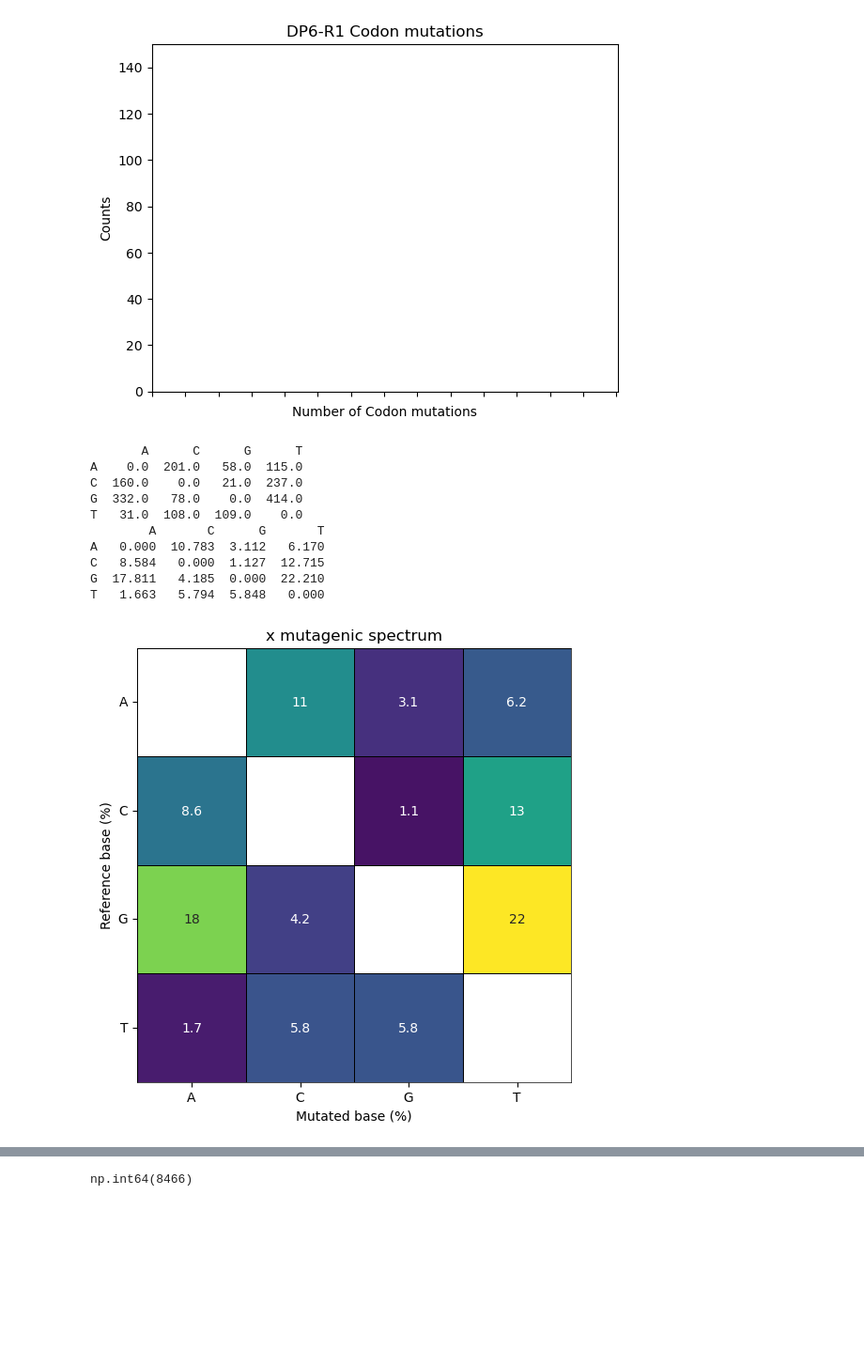
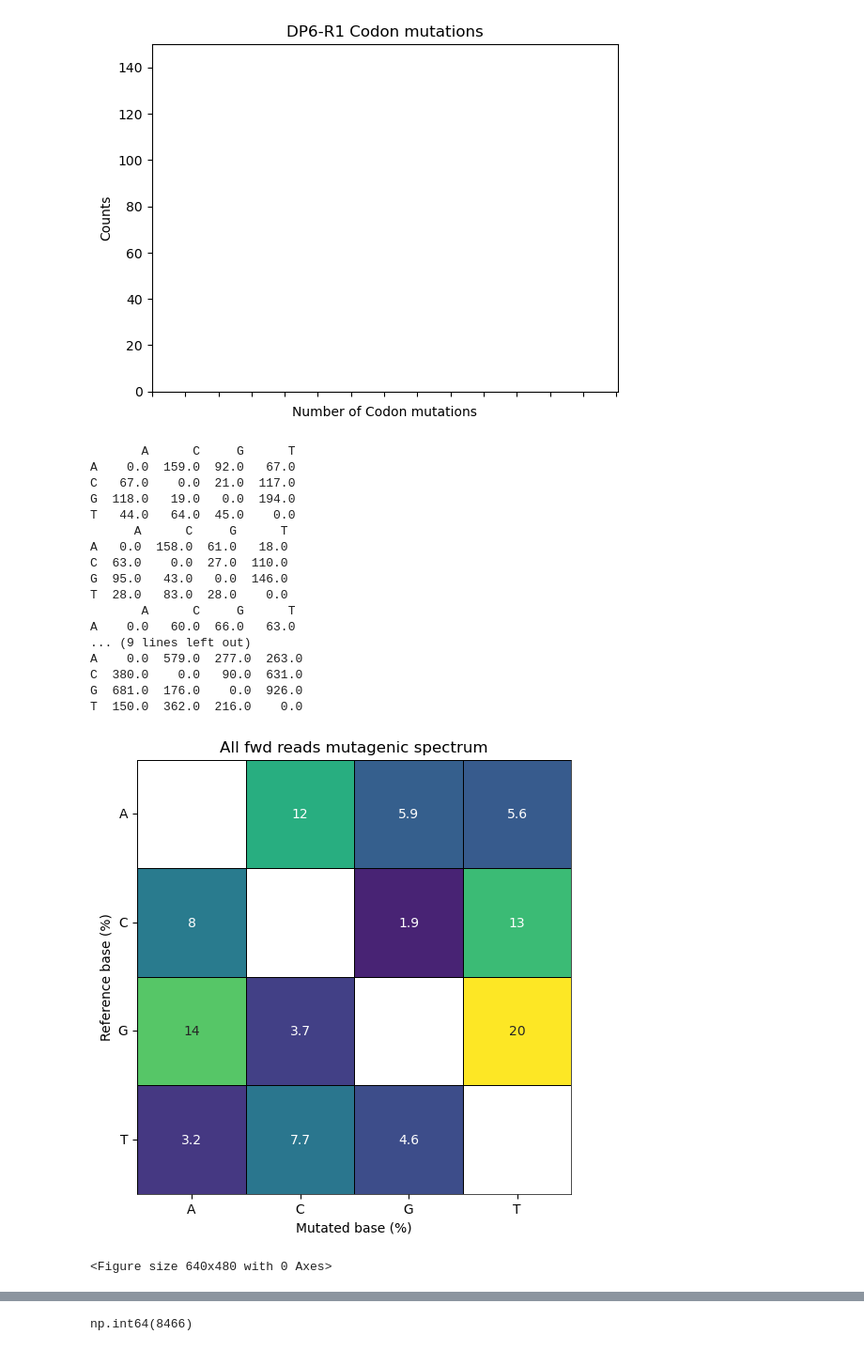
Before and after one commit to AliceHovsepyan/pogo_pance_draft, a Jupyter notebook: DMS_analysis_AraC.ipynb, the cells around one changed output, grey strips where cells are left out. Shown at 94% size. Cells and saved outputs as stored; diff of their text form; code cells hidden in the pictures; blank space fills up the shorter version.

```diff
--- a/DMS_analysis_AraC.ipynb
+++ b/DMS_analysis_AraC.ipynb
@@ -448,7 +405,7 @@ total reverse reads after filtering 709
 # %%
 remove_read_qualities = ['!', '"', '#', '$', '%', '&', "'", '(', ')', '*', '+', ',', '-', ]#'.', '/']
 
-a_seq, b_seq, _, _, a_ids, b_ids= read_sequences(variant = "Mutagenesis", arbitrary_cutoff_a = False, arbitrary_cutoff_b = False, catch_left=catch_left, catch_right=catch_right, return_qualities_ids=True, quality_score=remove_read_qualities)
+a_seq, b_seq, _, _, a_ids, b_ids= read_sequences(variant = "Mutagenesis", arbitrary_cutoff_a = False, arbitrary_cutoff_b = False, catch_left="", catch_right="", return_qualities_ids=True, quality_score=remove_read_qualities)
 ref_gene = R5_Pool_seq
 
 Mutagenesis_reads, Mut_ids_Dict = demultiplex_reads(a_seq, b_seq, ref_gene,Barcodes=Barcodes, Primer_seq=Primer_seq, used_Barcodes = ["BC1", "BC2"], Sections = ["S1", "S2", "S3", "S4"], max_mismatch_primerseq = 3, filter_for_n_mut = True, n_mut_treshold = 10, a_ids=a_ids, b_ids=b_ids)
@@ -813,36 +767,47 @@ ref_prot_section = translate_dna2aa(ref_seq_Section)
 seq_variants = get_variants(all_reads[f"Mutagenesis_{Bc}_{Section}_R1"], all_reads[f"Mutagenesis_{Bc}_{Section}_R2"], catch_left=Barcodes[f"{Bc}_Fwd"]+Primer_seq[Section + "_fwd_primer"][:tripl_st],catch_right=dna_rev_comp(Barcodes[f"{Bc}_Rev"]+Primer_seq[Section+"_rev_primer"][:tripl_end]), ref_prot = ref_prot_section, ref_gene = ref_seq_Section, use_forward_read=True, use_backward_read=False, codons = codons)
 # %%
 # mutagenic spectrum
-Section = "S4"
+Sections = ["S1", "S2", "S3", "S4"]
 Bc = "BC1"
-tripl_st = Primer_out_of_triplets[Section+"_fwd_primer"]
-tripl_end = Primer_out_of_triplets[Section+"_rev_primer"]
-ref_seq_Section = ref_gene[ref_gene.index(Primer_seq[Section + "_fwd_primer"][tripl_st:]):ref_gene.index(dna_rev_comp(Primer_seq[Section+"_rev_primer"][tripl_end:]))+len(Primer_seq[Section+"_rev_primer"][tripl_end:])]
+
+overall_mut_spectrum =pd.DataFrame(index=["A", "C", "G", "T"], columns=["A", "C", "G", "T"], data = 0)
 
 
-n_mut_spectrum, n_mut_spectrum_perc  = mut_spectrum(all_reads[f"Mutagenesis_{Bc}_{Section}_R1"], all_reads[f"Mutagenesis_{Bc}_{Section}_R2"], catch_left=Barcodes[f"{Bc}_Fwd"]+Primer_seq[Section + "_fwd_primer"][:tripl_st],catch_right=dna_rev_comp(Barcodes[f"{Bc}_Rev"]+Primer_seq[Section+"_rev_primer"][:tripl_end]),use_backward_read=False,use_forward_read=True, reference_seq=ref_seq_Section)
-#n_mut_spectrum, n_mut_spectrum_perc  = mut_spectrum(a_seq, b_seq, reference_seq = LOV_gene, use_backward_read=use_backward_read, use_forward_read=use_forward_read)
+for Section in Sections:
+    tripl_st = Primer_out_of_triplets[Section+"_fwd_primer"]
+    tripl_end = Primer_out_of_triplets[Section+"_rev_primer"]
+    ref_seq_Section = ref_gene[ref_gene.index(Primer_seq[Section + "_fwd_primer"][tripl_st:]):ref_gene.index(dna_rev_comp(Primer_seq[Section+"_rev_primer"][tripl_end:]))+len(Primer_seq[Section+"_rev_primer"][tripl_end:])]
+    n_mut_spectrum, n_mut_spectrum_perc  = mut_spectrum(all_reads[f"Mutagenesis_{Bc}_{Section}_R1"], all_reads[f"Mutagenesis_{Bc}_{Section}_R2"], catch_left=Barcodes[f"{Bc}_Fwd"]+Primer_seq[Section + "_fwd_primer"][:tripl_st],catch_right=dna_rev_comp(Barcodes[f"{Bc}_Rev"]+Primer_seq[Section+"_rev_primer"][:tripl_end]),use_backward_read=False,use_forward_read=True, reference_seq=ref_seq_Section)
 
-n_mut_spectrum_perc_df = pd.DataFrame.from_dict(n_mut_spectrum_perc, orient='index')
-n_mut_spectrum_df = pd.DataFrame.from_dict(n_mut_spectrum, orient='index', dtype = "float")
+    print(pd.DataFrame.from_dict(n_mut_spectrum, orient='index', dtype = "float"))
 
-print(n_mut_spectrum_df)
-print(n_mut_spectrum_perc_df)
+    overall_mut_spectrum += pd.DataFrame.from_dict(n_mut_spectrum, orient='index', dtype = "float")
 
-np.fill_diagonal(n_mut_spectrum_perc_df.values, np.nan) # set diagonal (= filled with zeros, since this is no mutation) to NA (for plotting)
-np.fill_diagonal(n_mut_spectrum_df.values, np.nan)
+print(overall_mut_spectrum)
+overall_mut_spectrum_perc = overall_mut_spectrum/overall_mut_spectrum.sum().sum()*100
+
+np.fill_diagonal(overall_mut_spectrum_perc.values, np.nan) # set diagonal (= filled with zeros, since this is no mutation) to NA (for plotting)
+np.fill_diagonal(overall_mut_spectrum.values, np.nan)
 # %% [output]
-       A      C      G      T
-A    0.0  201.0   58.0  115.0
-C  160.0    0.0   21.0  237.0
-G  332.0   78.0    0.0  414.0
-T   31.0  108.0  109.0    0.0
-        A       C      G       T
-A   0.000  10.783  3.112   6.170
-C   8.584   0.000  1.127  12.715
-G  17.811   4.185  0.000  22.210
-T   1.663   5.794  5.848   0.000
+       A      C     G      T
+A    0.0  159.0  92.0   67.0
+C   67.0    0.0  21.0  117.0
+G  118.0   19.0   0.0  194.0
+T   44.0   64.0  45.0    0.0
+      A      C     G      T
+A   0.0  158.0  61.0   18.0
+C  63.0    0.0  27.0  110.0
+G  95.0   43.0   0.0  146.0
+T  28.0   83.0  28.0    0.0
+       A      C     G      T
+A    0.0   60.0  66.0   63.0
+... (9 lines left out)
+A    0.0  579.0  277.0  263.0
+C  380.0    0.0   90.0  631.0
+G  681.0  176.0    0.0  926.0
+T  150.0  362.0  216.0    0.0
-# %%
-plot_mutation_spectrum(n_mut_spectrum_perc_df,samplename = "x",  fig_folder = FigFolder)
-# %% [output]
-[figure, removed]
+# %%
+plot_mutation_spectrum(overall_mut_spectrum_perc,samplename = "All fwd reads",  fig_folder = "output/PACE")
+# %% [output]
+[figure, added]
+<Figure size 640x480 with 0 Axes>
```
Also changed, not shown: parts of 12 cells of this notebook.
